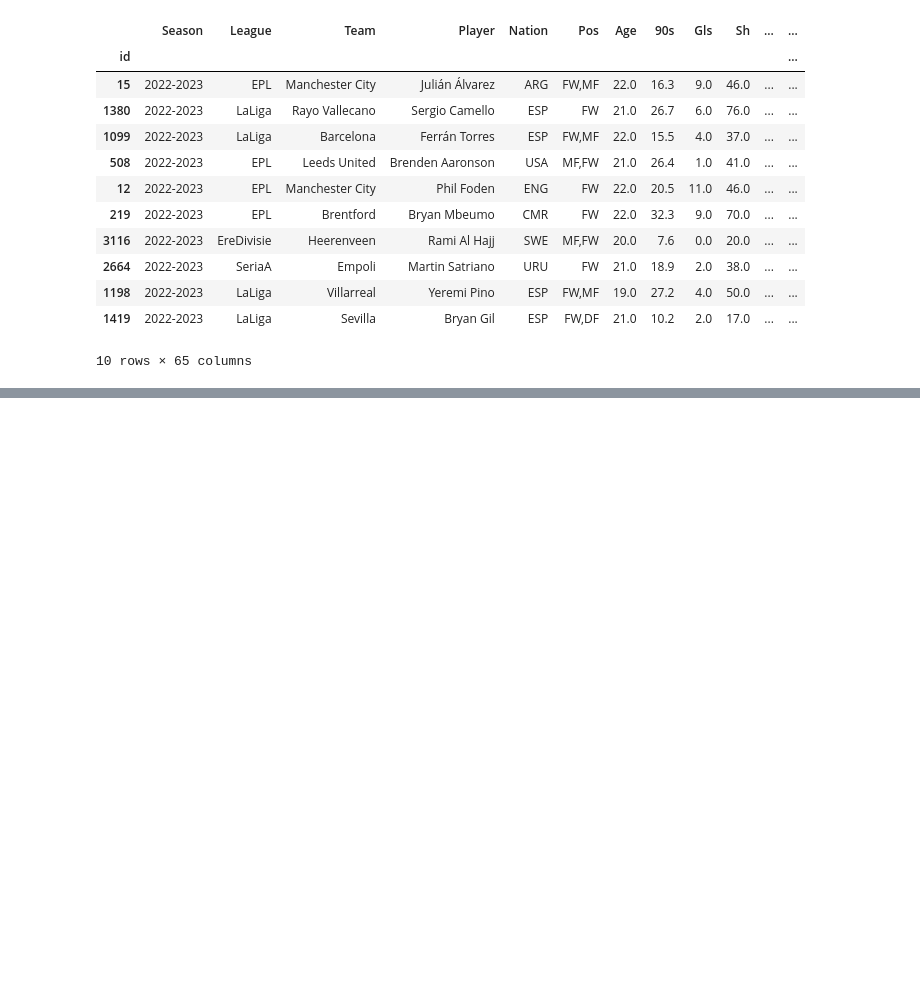
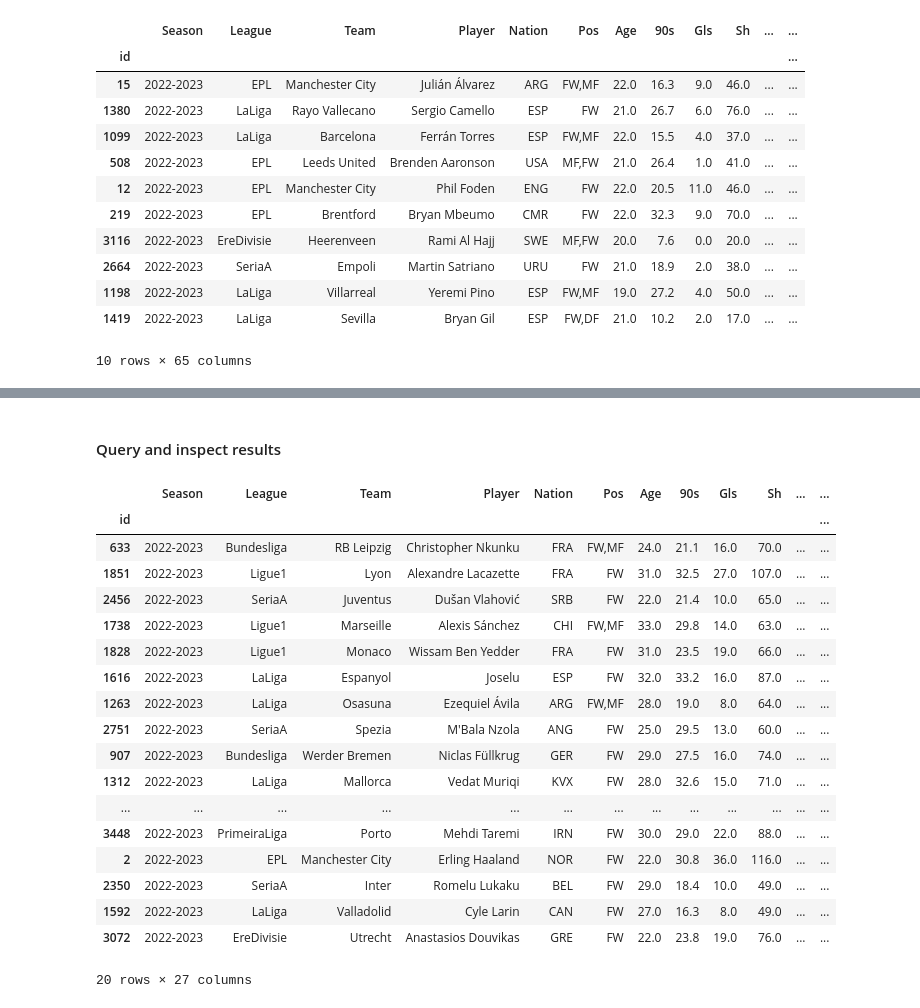
Before and after one commit to allorenz/football-player-similarity, a Jupyter notebook: src/vector_database_fbref.ipynb, the cells around one changed output, grey strips where cells are left out. Saved outputs shown, nothing was run; the diff lists cells and outputs as text; code cells hidden in the pictures; blank space fills up the shorter version.

```diff
--- a/src/vector_database_fbref.ipynb
+++ b/src/vector_database_fbref.ipynb
@@ -60,7 +60,7 @@ query_player = target_embedding
 
 results = collection.query(
     query_embeddings=query_player,
-    n_results=200
+    n_results=2000
 )
 
 query_idx = list(results.get('ids')[0])
@@ -333,0 +400,9 @@ merged_data[merged_data["Age"] < 23][:10]
+# %%
+pca = PCA(n_components=6)
+embeddings_arr = pca.fit_transform(attributes_scaled)
+embeddings = embeddings_arr.tolist()
+
+collection.add(
+    embeddings= embeddings,
+    ids=ids
+)
@@ -333,0 +411,7 @@ merged_data[merged_data["Age"] < 23][:10]
+# %%
+target_id = 633
+
+target = embeddings_arr[target_id,:]
+target_embedding = target.tolist()
+
+display(df.iloc[target_id])
@@ -333,0 +436,49 @@ merged_data[merged_data["Age"] < 23][:10]
+# %% [markdown]
+#### Query and inspect results
+# %%
+query_player = target_embedding
+
+results = collection.query(
+    query_embeddings=query_player,
+    n_results=1000
+)
+
+query_idx = list(results.get('ids')[0])
+
+distances = results['distances'][0]
+similarity_percentage = []
+for dist in distances:
+    similarity_percentage.append((1 - dist) * 100)
+
+result_dic = {
+    'id' : query_idx,
+    'similarity percentage' : similarity_percentage,
+    'similarity' : distances
+}
+result_df = pd.DataFrame.from_dict(result_dic)
+result_df
+result_df['id'] = result_df['id'].astype(int)
+result_df = result_df.set_index('id')
+
+merged_data = pd.merge(df, result_df, left_index=True, right_index=True, how='right')
+merged_data.sort_values('similarity',ascending=True)[:20]
+# %% [output]
+|  | Season | League | Team | Player | Nation | Pos | Age | 90s | Gls | Sh | ... | ... |
+| id |  |  |  |  |  |  |  |  |  |  |  | ... |
+| 633 | 2022-2023 | Bundesliga | RB Leipzig | Christopher Nkunku | FRA | FW,MF | 24.0 | 21.1 | 16.0 | 70.0 | ... | ... |
+| 1851 | 2022-2023 | Ligue1 | Lyon | Alexandre Lacazette | FRA | FW | 31.0 | 32.5 | 27.0 | 107.0 | ... | ... |
+| 2456 | 2022-2023 | SeriaA | Juventus | Dušan Vlahović | SRB | FW | 22.0 | 21.4 | 10.0 | 65.0 | ... | ... |
+| 1738 | 2022-2023 | Ligue1 | Marseille | Alexis Sánchez | CHI | FW,MF | 33.0 | 29.8 | 14.0 | 63.0 | ... | ... |
+| 1828 | 2022-2023 | Ligue1 | Monaco | Wissam Ben Yedder | FRA | FW | 31.0 | 23.5 | 19.0 | 66.0 | ... | ... |
+| 1616 | 2022-2023 | LaLiga | Espanyol | Joselu | ESP | FW | 32.0 | 33.2 | 16.0 | 87.0 | ... | ... |
+| 1263 | 2022-2023 | LaLiga | Osasuna | Ezequiel Ávila | ARG | FW,MF | 28.0 | 19.0 | 8.0 | 64.0 | ... | ... |
+| 2751 | 2022-2023 | SeriaA | Spezia | M'Bala Nzola | ANG | FW | 25.0 | 29.5 | 13.0 | 60.0 | ... | ... |
+| 907 | 2022-2023 | Bundesliga | Werder Bremen | Niclas Füllkrug | GER | FW | 29.0 | 27.5 | 16.0 | 74.0 | ... | ... |
+| 1312 | 2022-2023 | LaLiga | Mallorca | Vedat Muriqi | KVX | FW | 28.0 | 32.6 | 15.0 | 71.0 | ... | ... |
+| ... | ... | ... | ... | ... | ... | ... | ... | ... | ... | ... | ... | ... |
+| 3448 | 2022-2023 | PrimeiraLiga | Porto | Mehdi Taremi | IRN | FW | 30.0 | 29.0 | 22.0 | 88.0 | ... | ... |
+| 2 | 2022-2023 | EPL | Manchester City | Erling Haaland | NOR | FW | 22.0 | 30.8 | 36.0 | 116.0 | ... | ... |
+| 2350 | 2022-2023 | SeriaA | Inter | Romelu Lukaku | BEL | FW | 29.0 | 18.4 | 10.0 | 49.0 | ... | ... |
+| 1592 | 2022-2023 | LaLiga | Valladolid | Cyle Larin | CAN | FW | 27.0 | 16.3 | 8.0 | 49.0 | ... | ... |
+| 3072 | 2022-2023 | EreDivisie | Utrecht | Anastasios Douvikas | GRE | FW | 22.0 | 23.8 | 19.0 | 76.0 | ... | ... |
+20 rows × 27 columns
```
Also changed, not shown: parts of 13 cells of this notebook.
